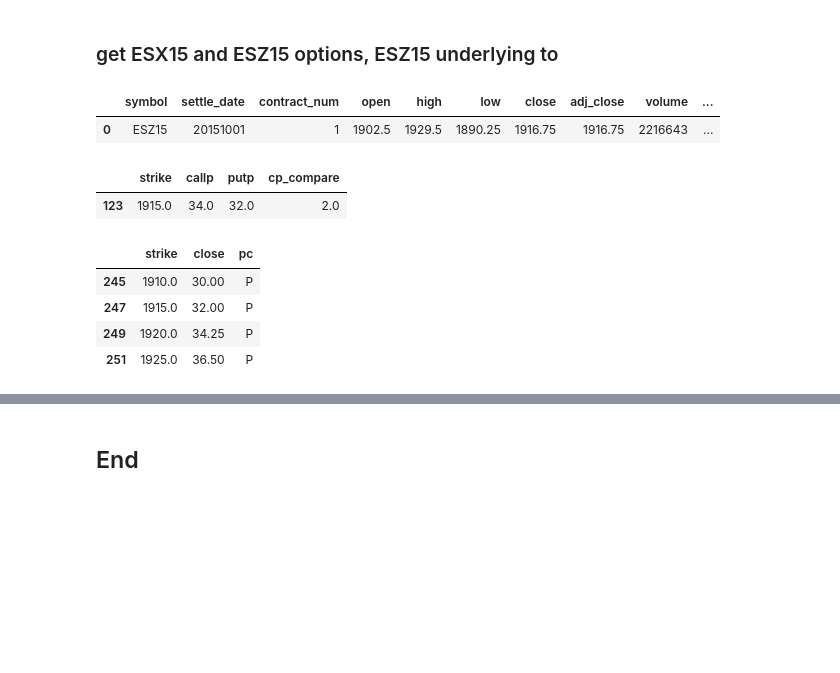
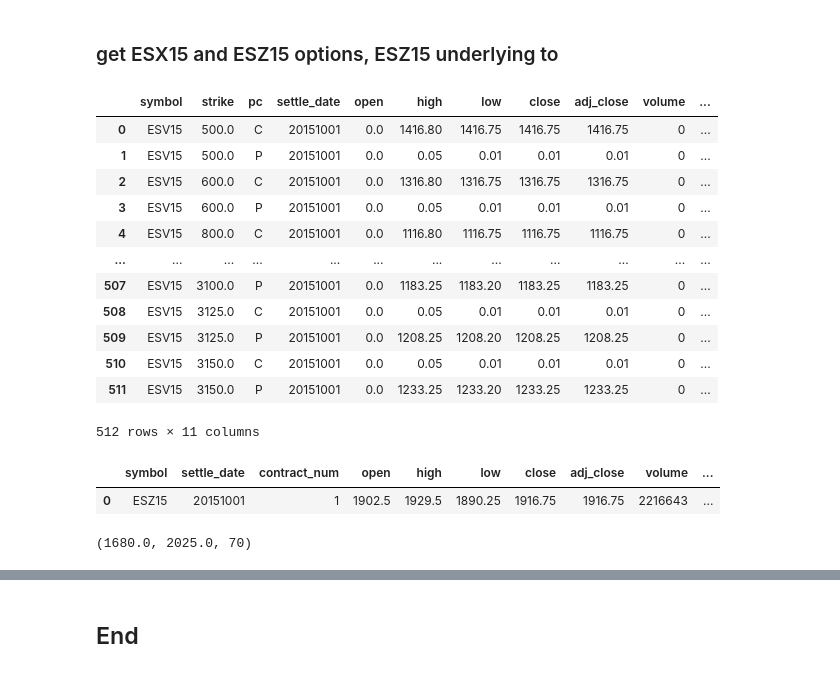
Before and after one commit to bgithub1/volgrid, a Jupyter notebook: volgrid/cboe_skew_analysis.ipynb, the cells around one changed output, grey strips where cells are left out. Drawn from its saved outputs; the diff is of its cells as text; code cells hidden in the pictures; blank space fills up the shorter version.

```diff
--- a/volgrid/cboe_skew_analysis.ipynb
+++ b/volgrid/cboe_skew_analysis.ipynb
@@ -644,27 +766,37 @@ where ot.symbol='{f}'  and settle_date={d}
 '''
 df_futures = pga.get_sql(sql)
 atm = df_futures.iloc[0].close
+# %%
+df_options
+# %% [output]
+|  | symbol | strike | pc | settle_date | open | high | low | close | adj_close | volume | ... |
+| 0 | ESV15 | 500.0 | C | 20151001 | 0.0 | 1416.80 | 1416.75 | 1416.75 | 1416.75 | 0 | ... |
+| 1 | ESV15 | 500.0 | P | 20151001 | 0.0 | 0.05 | 0.01 | 0.01 | 0.01 | 0 | ... |
+| 2 | ESV15 | 600.0 | C | 20151001 | 0.0 | 1316.80 | 1316.75 | 1316.75 | 1316.75 | 0 | ... |
+| 3 | ESV15 | 600.0 | P | 20151001 | 0.0 | 0.05 | 0.01 | 0.01 | 0.01 | 0 | ... |
+| 4 | ESV15 | 800.0 | C | 20151001 | 0.0 | 1116.80 | 1116.75 | 1116.75 | 1116.75 | 0 | ... |
+| ... | ... | ... | ... | ... | ... | ... | ... | ... | ... | ... | ... |
+| 507 | ESV15 | 3100.0 | P | 20151001 | 0.0 | 1183.25 | 1183.20 | 1183.25 | 1183.25 | 0 | ... |
+| 508 | ESV15 | 3125.0 | C | 20151001 | 0.0 | 0.05 | 0.01 | 0.01 | 0.01 | 0 | ... |
+| 509 | ESV15 | 3125.0 | P | 20151001 | 0.0 | 1208.25 | 1208.20 | 1208.25 | 1208.25 | 0 | ... |
+| 510 | ESV15 | 3150.0 | C | 20151001 | 0.0 | 0.05 | 0.01 | 0.01 | 0.01 | 0 | ... |
+| 511 | ESV15 | 3150.0 | P | 20151001 | 0.0 | 1233.25 | 1233.20 | 1233.25 | 1233.25 | 0 | ... |
+512 rows × 11 columns
 # %%
 df_futures
 # %% [output]
 |  | symbol | settle_date | contract_num | open | high | low | close | adj_close | volume | ... |
 | 0 | ESZ15 | 20151001 | 1 | 1902.5 | 1929.5 | 1890.25 | 1916.75 | 1916.75 | 2216643 | ... |
 # %%
-dfc = df_options[(df_options.pc.str.lower()=='c')][['strike','close']].sort_values('strike')
-dfc = dfc.rename(columns={'close':'callp'})
-dfp = df_options[(df_options.pc.str.lower()=='p')][['strike','close']].sort_values('strike')
-dfp = dfp.rename(columns={'close':'putp'})
-dfb = dfc.merge(dfp,on='strike',how='inner')
-dfb['cp_compare'] = dfb.apply(lambda r:abs(r.callp - r.putp),axis=1)
-dfb[dfb.cp_compare==dfb.cp_compare.min()]
+dfc = df_options[(df_options.pc.str.lower()=='c')][['settle_date','strike','close','pc']].sort_values('strike')
+dfc = dfc[dfc.strike >= atm]
+dfp = df_options[(df_options.pc.str.lower()=='p')][['settle_date','strike','close','pc']].sort_values('strike')
+dfp = dfp[dfp.strike < atm]
+dfb = dfc.append(dfp).sort_values(['pc','strike'])
+dfb.pc = dfb.pc.str.lower()
+dfb = dfb.rename(columns={'pc':'cp','settle_date':'trade_date_yyyymmdd'})
+dfb = dfb[dfb.close >= 1 ]
+dfb['expiry_yyyymmdd']  = get_expiry('ESV15')
+dfb.strike.min(),dfb.strike.max(),len(dfb)
 # %% [output]
-|  | strike | callp | putp | cp_compare |
-| 123 | 1915.0 | 34.0 | 32.0 | 2.0 |
+(1680.0, 2025.0, 70)
-# %%
-df4
-# %% [output]
-|  | strike | close | pc |
-| 245 | 1910.0 | 30.00 | P |
-| 247 | 1915.0 | 32.00 | P |
-| 249 | 1920.0 | 34.25 | P |
-| 251 | 1925.0 | 36.50 | P |
```
Also changed, not shown: parts of 73 cells of this notebook, 22 other files.
